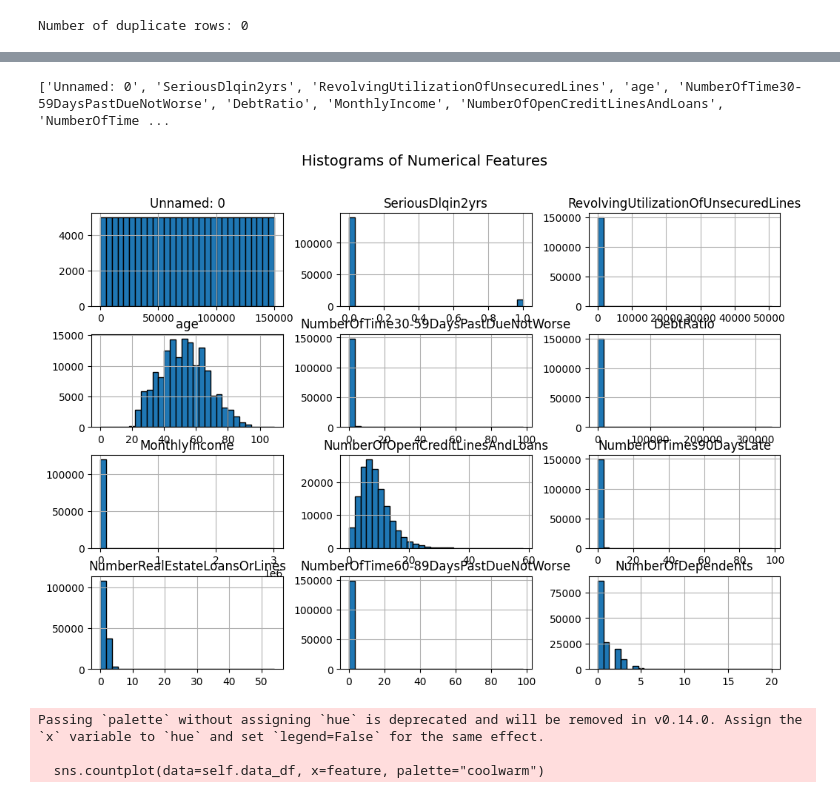
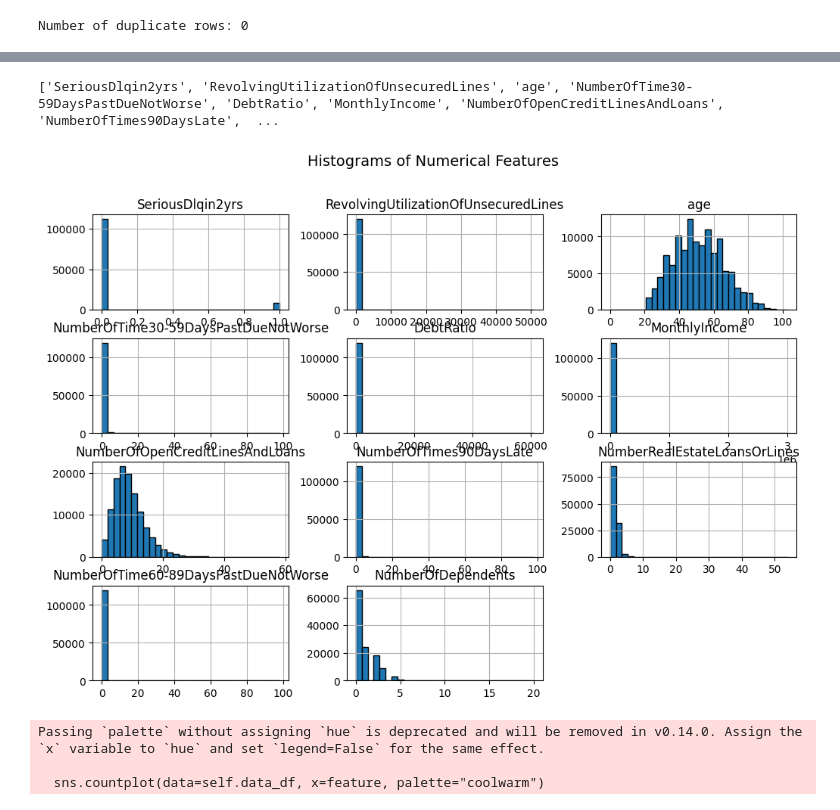
Before and after one commit to ab3lT/Advanced-XAI-Project-Credit-Score-Modeling, a Jupyter notebook: notebooks/eda.ipynb, the cells around one changed output, grey strips where cells are left out. Saved outputs shown, nothing was run; the diff lists cells and outputs as text; code cells hidden in the pictures.

```diff
--- a/notebooks/eda.ipynb
+++ b/notebooks/eda.ipynb
@@ -99,7 +99,8 @@ Number of duplicate rows: 0
 # %%
 # Remove rows with any null values
 data_df_cleaned = data_df.dropna()
-
+# Drop the 'Unnamed: 0' column
+data_df_cleaned.drop(columns=['Unnamed: 0'], inplace=True)
 # Verify that there are no more null values
 print("Missing Values in Each Column After Cleaning:")
 print(data_df_cleaned.isnull().sum())
@@ -134,24 +139,25 @@ data_df.describe(include='number')
 # %%
 from data_visualizer import DataVisualizer
-print(data_df.columns.tolist())
+print(data_df_cleaned.columns.tolist())
 # %% [output]
-['Unnamed: 0', 'SeriousDlqin2yrs', 'RevolvingUtilizationOfUnsecuredLines', 'age', 'NumberOfTime30-59DaysPastDueNotWorse', 'DebtRatio', 'MonthlyIncome', 'NumberOfOpenCreditLinesAndLoans', 'NumberOfTime ...
+['SeriousDlqin2yrs', 'RevolvingUtilizationOfUnsecuredLines', 'age', 'NumberOfTime30-59DaysPastDueNotWorse', 'DebtRatio', 'MonthlyIncome', 'NumberOfOpenCreditLinesAndLoans', 'NumberOfTimes90DaysLate',  ...
 # %%
 
 # Define numerical features
-numerical_features =['Unnamed: 0', 'SeriousDlqin2yrs', 'RevolvingUtilizationOfUnsecuredLines', 'age', 'NumberOfTime30-59DaysPastDueNotWorse', 'DebtRatio', 'MonthlyIncome', 'NumberOfOpenCreditLinesAndLoans', 'NumberOfTimes90DaysLate', 'NumberRealEstateLoansOrLines', 'NumberOfTime60-89DaysPastDueNotWorse', 'NumberOfDependents']
+numerical_features =['SeriousDlqin2yrs', 'RevolvingUtilizationOfUnsecuredLines', 'age', 'NumberOfTime30-59DaysPastDueNotWorse', 'DebtRatio', 'MonthlyIncome', 'NumberOfOpenCreditLinesAndLoans', 'NumberOfTimes90DaysLate', 'NumberRealEstateLoansOrLines', 'NumberOfTime60-89DaysPastDueNotWorse', 'NumberOfDependents']
 
 # Define categorical features
 categorical_features = ['SeriousDlqin2yrs']
 
+numerics = data_df_cleaned[[col for col in data_df_cleaned.columns if col not in categorical_features]]
 # Create instance of the DataVisualizer(df, target_col)
-visualizer = DataVisualizer(data_df, numerical_features, categorical_features, 'class', logger)
+visualizer = DataVisualizer(data_df_cleaned, numerical_features, categorical_features, 'class', logger)
 
 
 
 visualizer.plot_histograms()
 # %% [output]
-[figure, old version]
+[figure, new version]
 # %%
 # Visualize the distribution
 visualizer.plot_categorical_counts()
```
Also changed, not shown: parts of 4 cells of this notebook, 2 other files.
